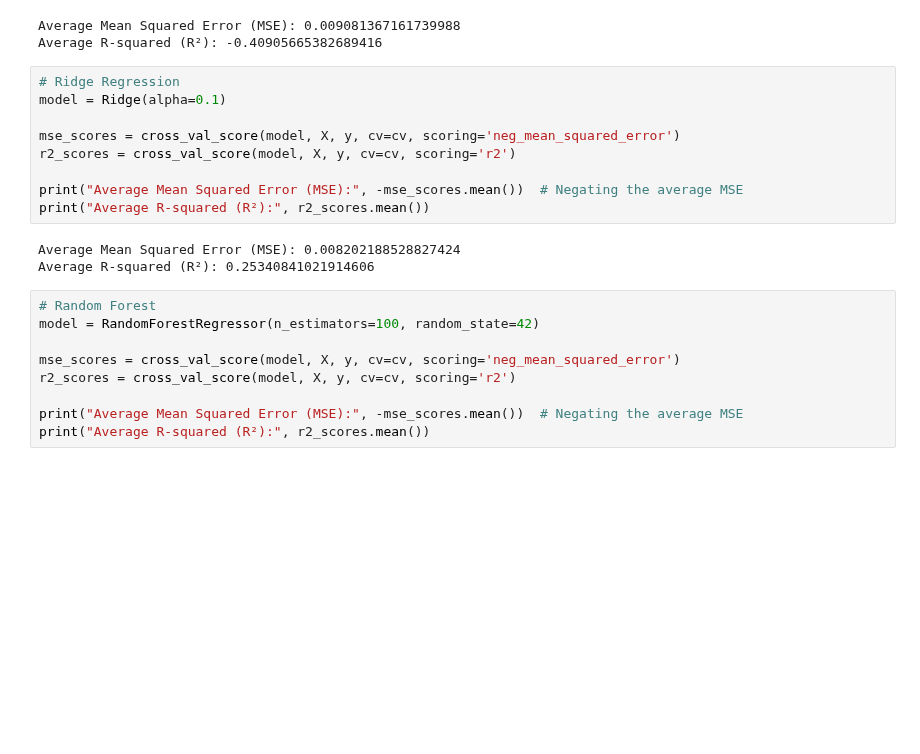
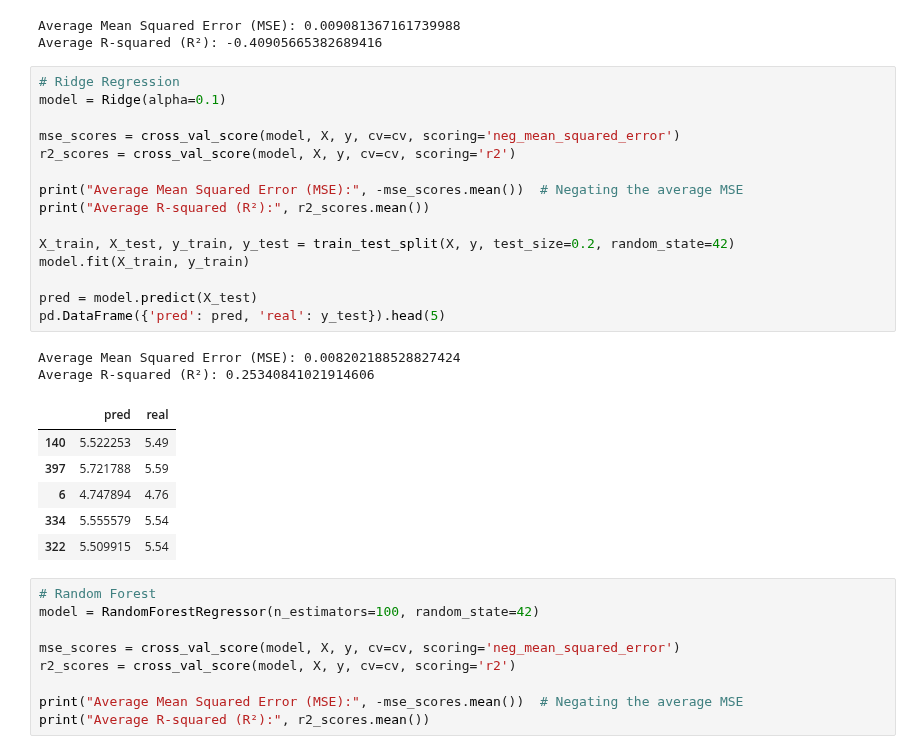
Before and after one commit to QuanPham19/functional-kan, a Jupyter notebook: phase_1/notebooks_treasury/treasury_eda.ipynb, the cells around one changed output. Saved outputs shown, nothing was run; the diff lists cells and outputs as text; blank space fills up the shorter version.

```diff
--- a/phase_1/notebooks_treasury/treasury_eda.ipynb
+++ b/phase_1/notebooks_treasury/treasury_eda.ipynb
@@ -69,15 +69,27 @@ Average R-squared (R²): -0.40905665382689416
 # %%
 # Ridge Regression
 model = Ridge(alpha=0.1)
 
 mse_scores = cross_val_score(model, X, y, cv=cv, scoring='neg_mean_squared_error')
 r2_scores = cross_val_score(model, X, y, cv=cv, scoring='r2')
 
 print("Average Mean Squared Error (MSE):", -mse_scores.mean())  # Negating the average MSE
 print("Average R-squared (R²):", r2_scores.mean())
+
+X_train, X_test, y_train, y_test = train_test_split(X, y, test_size=0.2, random_state=42)
+model.fit(X_train, y_train)
+
+pred = model.predict(X_test)
+pd.DataFrame({'pred': pred, 'real': y_test}).head(5)
 # %% [output]
 Average Mean Squared Error (MSE): 0.008202188528827424
 Average R-squared (R²): 0.25340841021914606
+|  | pred | real |
+| 140 | 5.522253 | 5.49 |
+| 397 | 5.721788 | 5.59 |
+| 6 | 4.747894 | 4.76 |
+| 334 | 5.555579 | 5.54 |
+| 322 | 5.509915 | 5.54 |
 # %%
 # Random Forest
 model = RandomForestRegressor(n_estimators=100, random_state=42)
```
